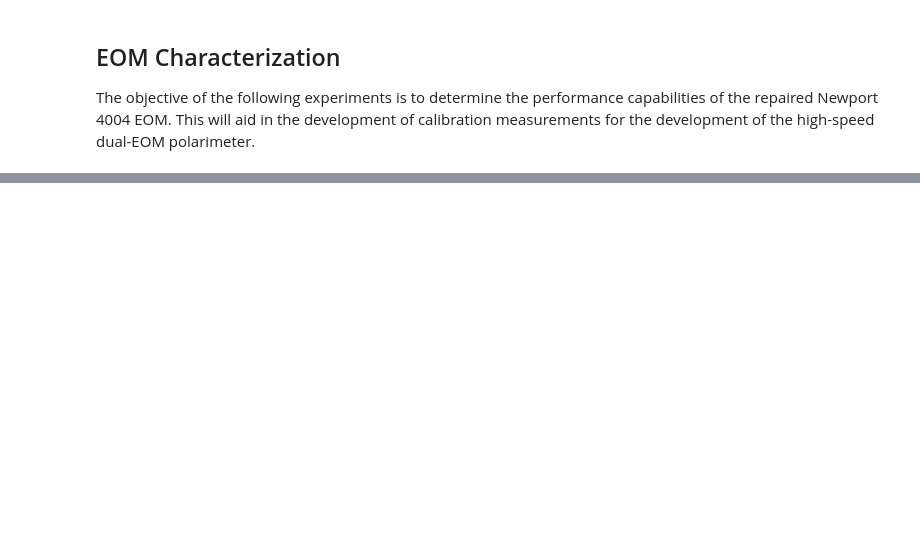
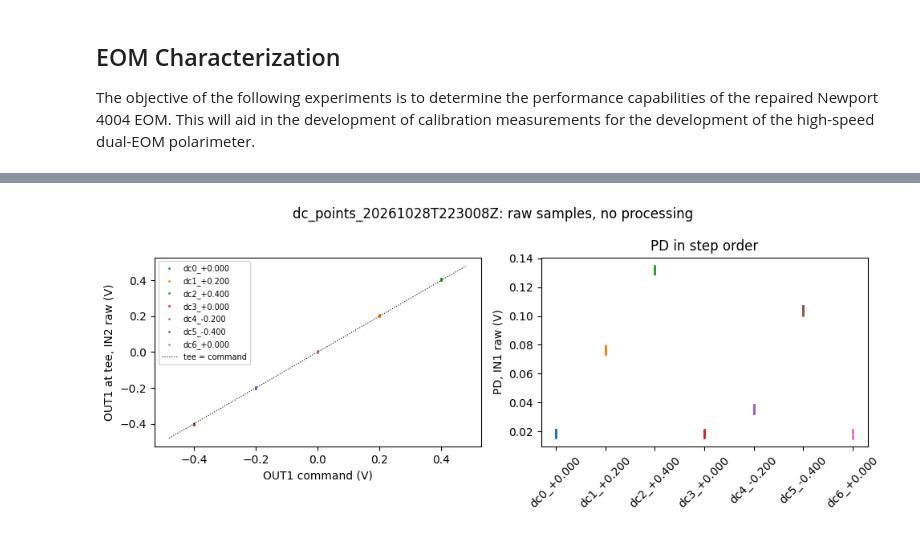
Before and after one commit to tyndalestutz/epscor-project-tools, a Jupyter notebook: notebooks/Tutorial-EOM_performance_characterization.ipynb, the cells around one changed output, grey strips where cells are left out. Drawn from its saved outputs; the diff is of its cells as text; code cells hidden in the pictures; blank space fills up the shorter version.

```diff
--- a/notebooks/Tutorial-EOM_performance_characterization.ipynb
+++ b/notebooks/Tutorial-EOM_performance_characterization.ipynb
@@ -131,0 +63,38 @@ results_directory = src.parent / "experiments" / "_local"
+# %%
+# Connections; the SSH key pin comes from the existing EOM tool.
+rp_hostname = "192.168.1.98"
+rp_config = "scope_config"
+ssh_host_key_sha256 = "W5g8Qcvu7r+8mMQZInHzNLpvOpYsvnCvo5hwYkWJCRY"
+frequency_correction = 1.0  # Nominal RP clock, not a measurement
+pax_daemon_config_path = src / "polarization_locking/hardware/pax1000.toml"
+pax_measurement_wait_s = 0.06
+pax_fresh_read_timeout_s = 5.0
+results_directory = src.parent / "experiments" / "_local"
+
+wavelength_nm = 830.0
+eom_under_test = "Newport 4004 EOM (repaired)"
+
+# RP inputs: jumper positions as set. IN1 = PD, IN2 = OUT1 at the tee.
+rp_jumpers = {"in1": "LV", "in2": "LV"}
+rp_full_scale_v = {k: {"LV": 1.0, "HV": 20.0}[v] for k, v in rp_jumpers.items()}
+
+# HV safety: 3211 output per OUT1 command volt, ONE DC point with a DMM in place of the EOM
+# (agent_dc_hold_20261028T164028Z). Full 3211 range allowed, no margin (Tyndale, 2026-10-28).
+hv_per_command_v = 406.0
+command_limit_v = 0.48
+assert hv_per_command_v * command_limit_v <= 200, "Predicted HV exceeds the 200 V working limit"
+
+# Bench log: earlier hand measurements with their source. Fill every None before acquiring.
+bench = {
+    "tec_setpoint": "10.75 kOhm",     # As set on the controller, with units
+    "thermistor_reading": "10.07 kOhm, stabilized (config cell)",
+    "hwp_angle_deg": "278 degrees",            # Dial reading
+    "preamp_setting": "as found 2026-10-28; DMM 3.148 V out; input 0.354 V unloaded (x8.89) or ~0.304 V at tee (x10.4), unresolved",
+    "amp3211_gain_setting": "as found 2026-10-28; DMM: 121.8 V out for 3.148 V in (x38.7), DMM replacing EOM",
+    "amp3211_bias_setting": "zeroed by operator at 0 V input, 2026-10-28",
+    "in2_jumper": "LV (operator, 2026-10-28)",
+    "pd_gain": "PDA100A2 at 0 dB (operator, 2026-10-28 ~22:04 UTC; was 10 dB before)",
+    "analog_check": "Undriven DC reading at approximately 50mV",      # What the scope showed, typed by hand
+}
+print(f"OUT1 limit ±{command_limit_v} V ≈ ±{hv_per_command_v * command_limit_v:.0f} V HV | "
+      f"unfilled bench log: {[k for k, v in bench.items() if v is None] or 'none'}")
@@ -695,0 +349,3 @@ else:
+# %%
+drive_run = rp_run("dc_points", wiring="Out1 -> In2 and preamp, preamp -> 3211 -> 4004 EOM",  # Type what is connected now
+                   dc_command_v=[0.0, 0.2, 0.4, 0.0, -0.2, -0.4, 0.0])
@@ -695,0 +365,4 @@ else:
+# %%
+raw_look(drive_run)
+# %% [output]
+[figure, added]
```
Also changed, not shown: parts of 42 cells of this notebook.
